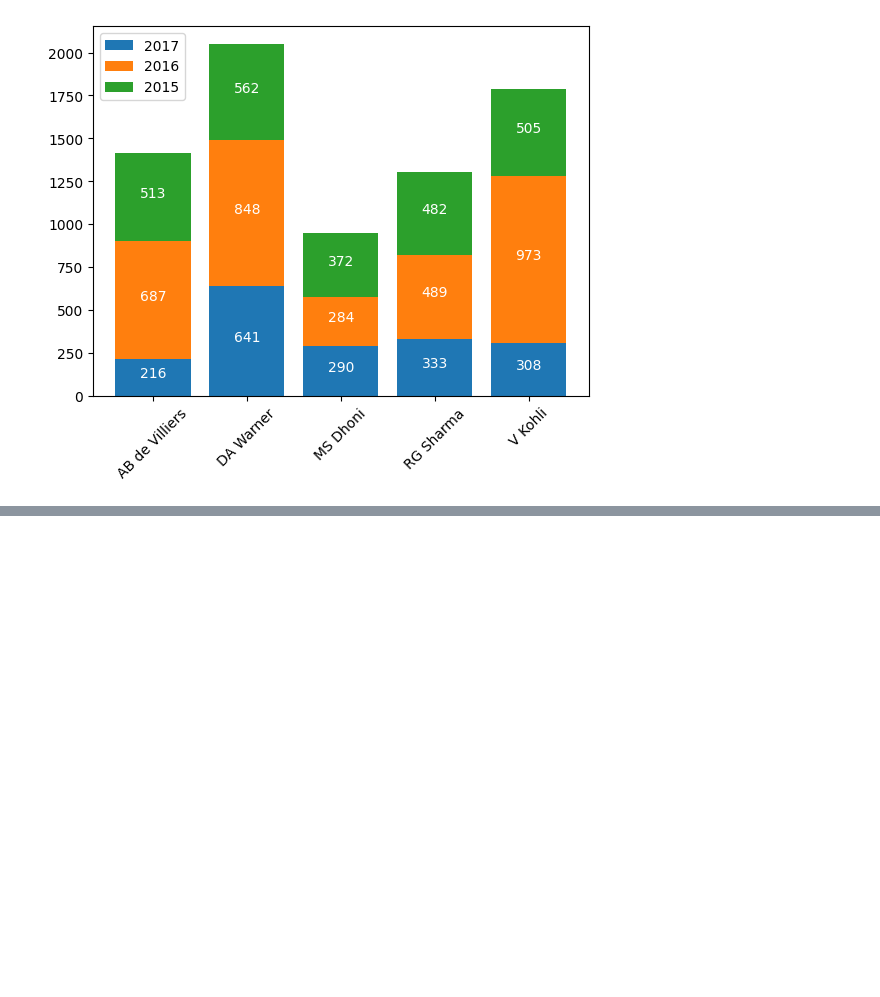
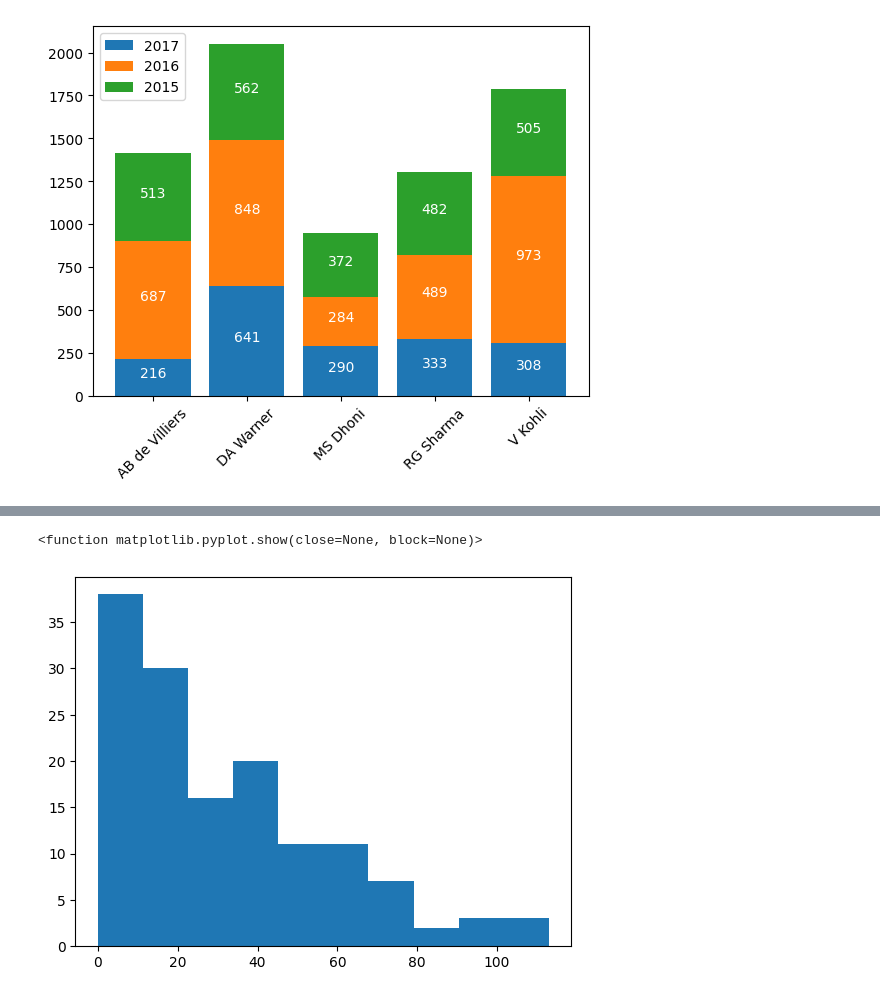
Before and after one commit to BilalWazir033/Ai-Lab, a Jupyter notebook: Ai Course by CampusX/Matplotlib/matplotlib.ipynb, the cells around one changed output, grey strips where cells are left out. Drawn from its saved outputs; the diff is of its cells as text; code cells hidden in the pictures; blank space fills up the shorter version.

```diff
--- a/Ai Course by CampusX/Matplotlib/matplotlib.ipynb
+++ b/Ai Course by CampusX/Matplotlib/matplotlib.ipynb
@@ -420,0 +441,3 @@ plt.show()
+# %%
+df=pd.read_csv('vk.csv')
+df.sample(5)
@@ -420,0 +451,7 @@ plt.show()
+# %%
+plt.hist(df['batsman_runs'])
+plt.show
+# this graph shows that in match id 0 to 80 has high scores
+# %% [output]
+<function matplotlib.pyplot.show(close=None, block=None)>
+[figure, added]
```
Also changed, not shown: parts of 5 cells of this notebook.
